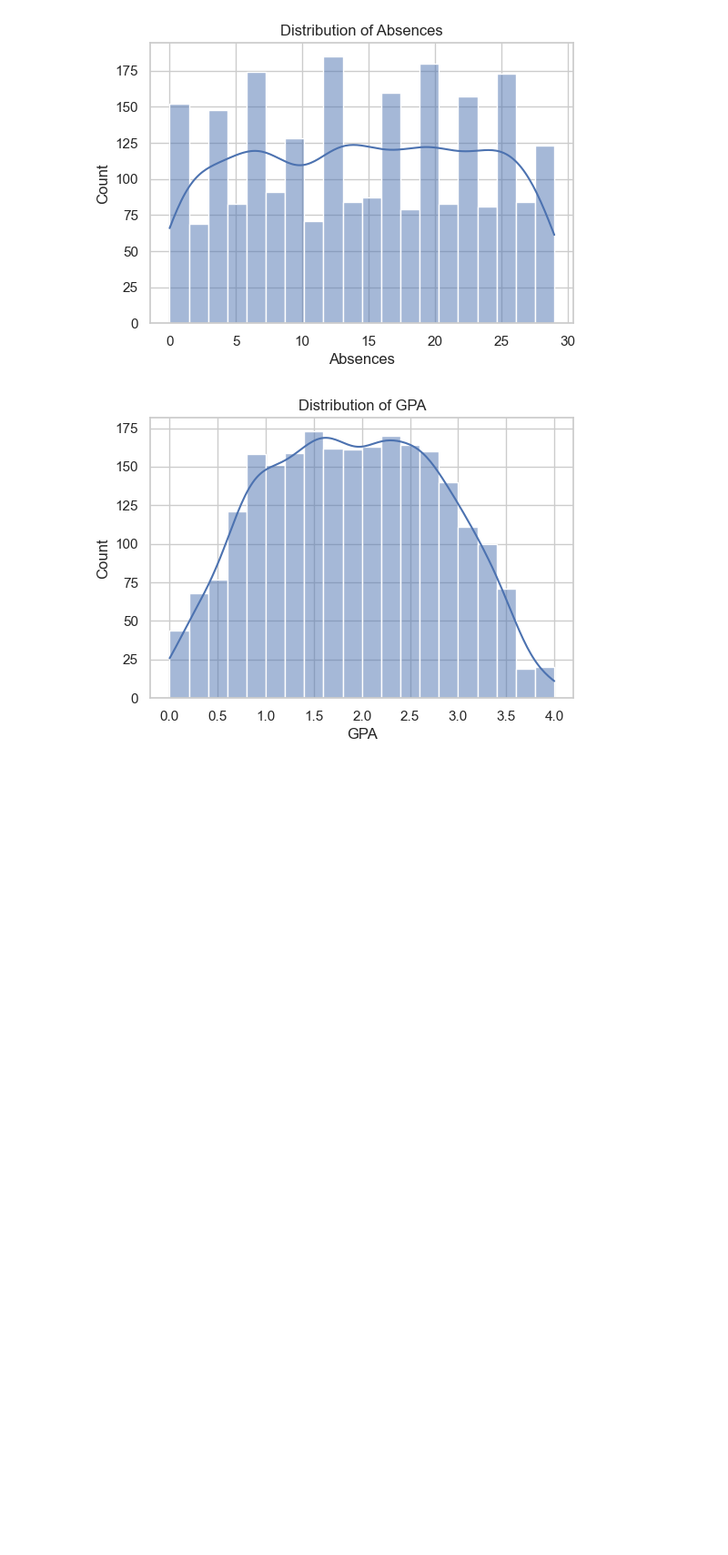
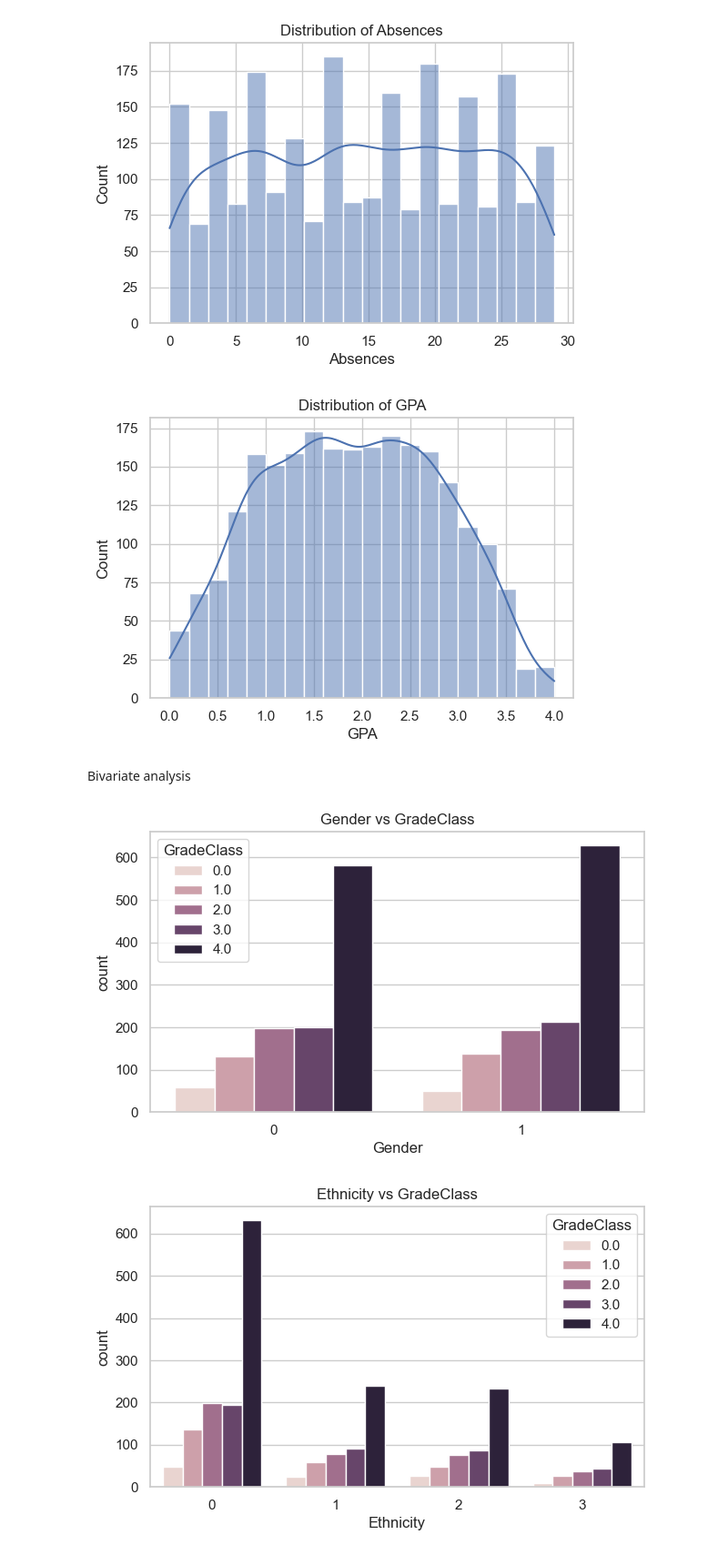
Before and after one commit to AnnMariDB/MLG382-Projects, a Jupyter notebook: MLG382Project1/Group E_MLG382_GuidedProject.ipynb, the cells around one changed output. Shown: that part at 91% size. Cells and saved outputs as stored; diff of their text form; code cells hidden in the pictures; blank space fills up the shorter version.

```diff
--- a/MLG382Project1/Group E_MLG382_GuidedProject.ipynb
+++ b/MLG382Project1/Group E_MLG382_GuidedProject.ipynb
@@ -57,3 +110,15 @@ for col in numerical_cols:
 [figure]
 [figure]
 [figure]
+# %% [markdown]
+Bivariate analysis
+# %%
+# Categorical vs GradeClass
+for col in categorical_cols:
+    plt.figure(figsize=(7,4))
+    sns.countplot(x=col, hue='GradeClass', data=df)
+    plt.title(f'{col} vs GradeClass')
+    plt.show()
+# %% [output]
+[figure, added]
+[figure, added]
```
Also changed, not shown: parts of 12 cells of this notebook.
